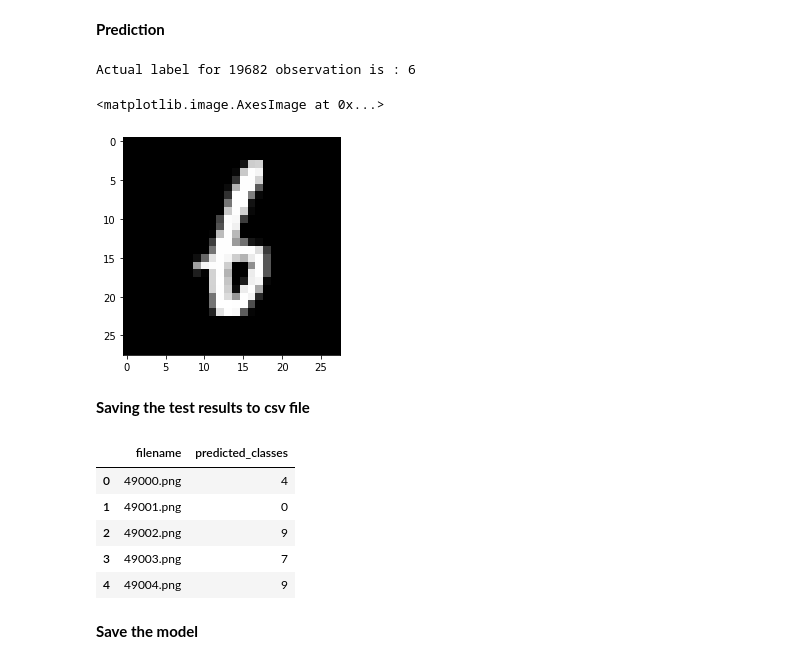
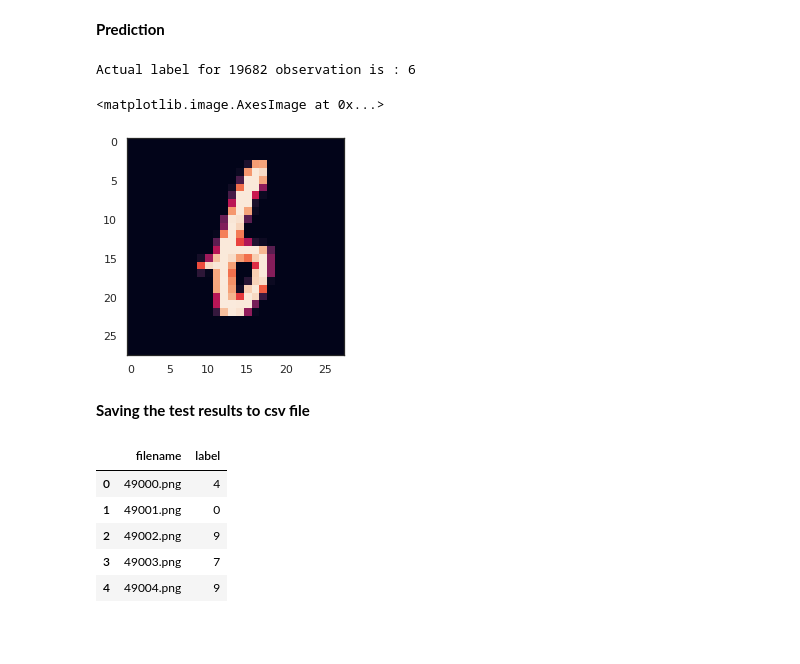
Before and after one commit to sunnybhandari02/Hand-Written-Digit-Recognizer, a Jupyter notebook: MNIST_CNN.ipynb, the cells around one changed output. Cells and saved outputs as stored; diff of their text form; code cells hidden in the pictures; blank space fills up the shorter version.

```diff
--- a/MNIST_CNN.ipynb
+++ b/MNIST_CNN.ipynb
@@ -260,3 +338,33 @@ model.add(Dense(units=10,activation='softmax'))
+# %%
+# Initialising the CNN
+model = Sequential()
+
+# Step 1 - 1st Convolution Layer
+model.add(Convolution2D(28, (5,5), padding='same', input_shape=x_train.shape[1:]))
+model.add(Activation('relu'))
+model.add(BatchNormalization())
+model.add(Convolution2D(28,(5,5)))
+model.add(Activation('relu'))
+model.add(MaxPooling2D(pool_size=(2,2)))
+model.add(Dropout(0.25))
+
+
+# Step 2 - 2nd Convolution Layer
+model.add(Convolution2D(32,(5,5), padding='same', input_shape=x_train[1:]))
+model.add(Activation('relu'))
+model.add(BatchNormalization())
+model.add(Convolution2D(32,(5,5)))
+model.add(Activation('relu'))
+model.add(MaxPooling2D(pool_size=(2,2)))
+model.add(Dropout(0.25))
+
+# Step 3 - Fully Connected
+model.add(Flatten())
+model.add(Dense(512))
+model.add(Activation('relu'))
+model.add(Dropout(0.25))
+model.add(Dense(10))
+model.add(Activation('softmax'))
 # %%
 model.summary()
 # %% [output]
@@ -279,5 +387,3 @@ Non-trainable params: 0
 _________________________________________________________________
 # %% [markdown]
 **Compliling the model**
-# %%
-model.compile(optimizer='adam',loss='categorical_crossentropy',metrics=['accuracy'])
@@ -284,6 +395,10 @@ model.compile(optimizer='adam',loss='categorical_crossentropy',metrics=['accurac
+# %%
+optimizer = optimizers.sgd(lr=0.1, decay=0, momentum=0, nesterov=False) # lr->learning rate
+model.compile(optimizer='sgd',loss='categorical_crossentropy',metrics=['accuracy'])
+# we use categorical crossentropy because we multi class
 # %% [markdown]
 **Training the model**
 # %%
-history=model.fit(x_train,ytrain,epochs=10,validation_split=0.1,batch_size=1000)
+history=model.fit(x_train,ytrain,epochs=10,validation_split=0.1,batch_size=30)
 # %% [output]
 Epoch 1/10
@@ -335,29 +457,27 @@ plt.show()
 # %%
 result = model.predict(x_test)
 
 predicted_classes = np.argmax(np.round(result),axis=1)
 
 #Checking random predicted value if it's predicted correctly or not
 print(f'Actual label for 19682 observation is : {predicted_classes[19682]}')
-plt.imshow(x_test[19682])
+plt.imshow((tf.squeeze(x_test[19682])))
 # %% [output]
 Actual label for 19682 observation is : 6
 <matplotlib.image.AxesImage at 0x...>
-[figure, old version]
+[figure, new version]
 # %% [markdown]
 **Saving the test results to csv file**
 # %%
 predicted_classes=pd.DataFrame(predicted_classes)
 test_df=test.join(predicted_classes)
-test_df.columns=['filename','predicted_classes']
-test_df.to_csv('/content/drive/My Drive/Colab Notebooks/Digits_Predictions.csv')
+test_df.columns=['filename','label']
+test_df.to_csv('/content/drive/My Drive/Colab Notebooks/Digits_Predictions_latest.csv',index=False)
 test_df.head()
 # %% [output]
-|  | filename | predicted_classes |
+|  | filename | label |
 | 0 | 49000.png | 4 |
 | 1 | 49001.png | 0 |
 | 2 | 49002.png | 9 |
 | 3 | 49003.png | 7 |
 | 4 | 49004.png | 9 |
-# %% [markdown]
-**Save the model**
```
Also changed, not shown: parts of 53 cells of this notebook.
